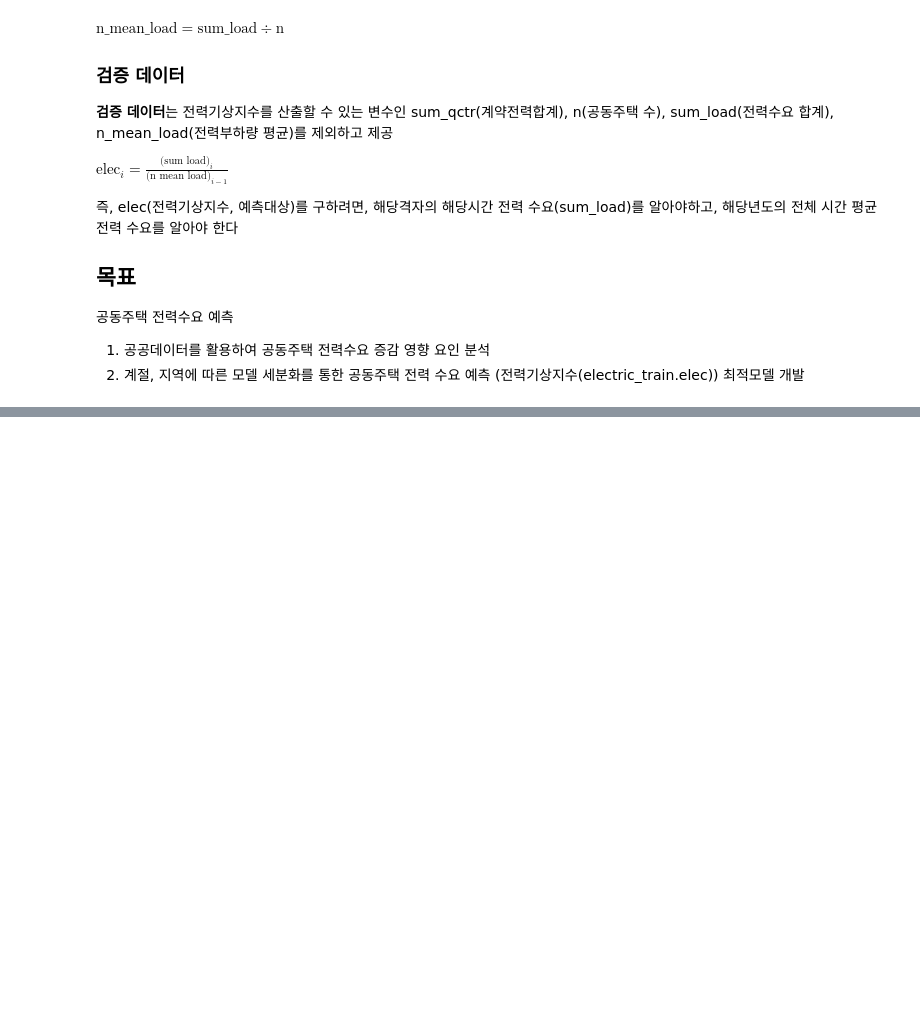
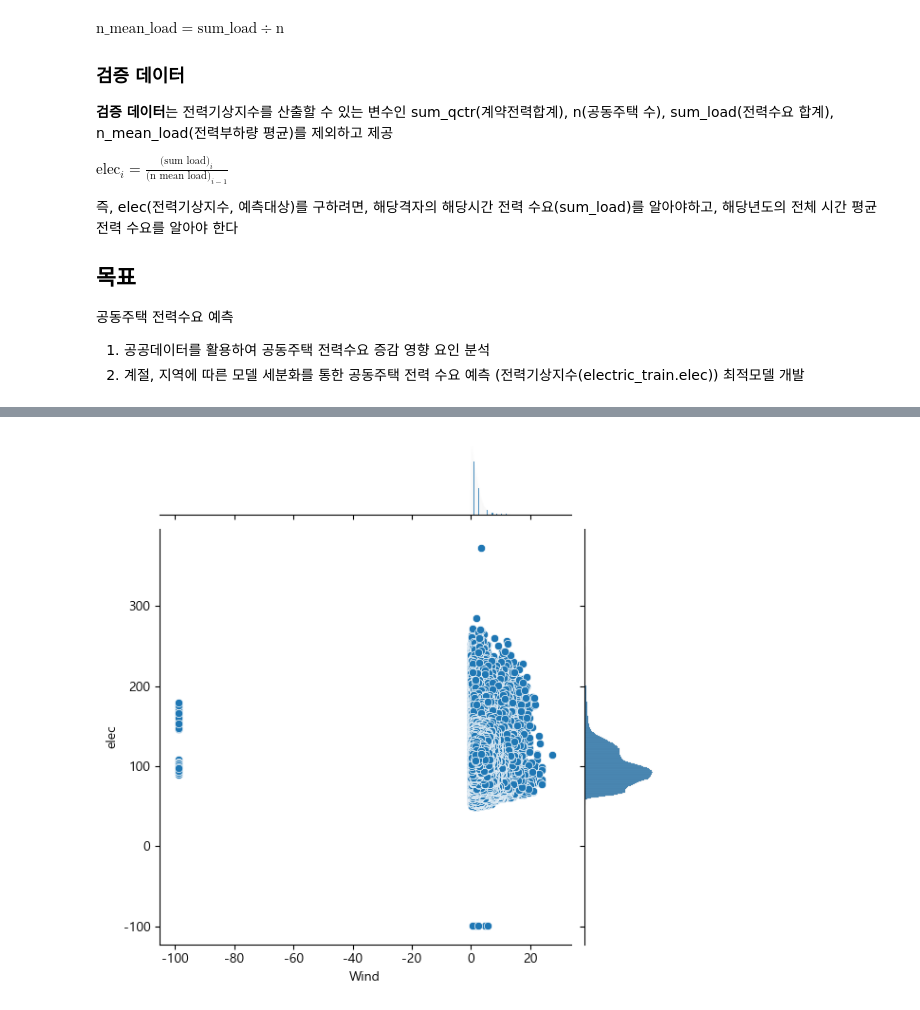
Before and after one commit to khw11044/contest, a Jupyter notebook: 1.data_analysis_1.ipynb, the cells around one changed output, grey strips where cells are left out. Cells and saved outputs as stored; diff of their text form; code cells hidden in the pictures; blank space fills up the shorter version.

```diff
--- a/1.data_analysis_1.ipynb
+++ b/1.data_analysis_1.ipynb
@@ -172,0 +254,7 @@ val_Y = df_val[target]
+# %%
+# 풍속별 elec에서 풍속 이상치 발견
+graph = sns.jointplot(x=df_train['nph_ws_10m'], y=df_train['elec'], kind='scatter')
+graph.set_axis_labels(xlabel='Wind', ylabel='elec')
+plt.show()
+# %% [output]
+[figure, added]
```
Also changed, not shown: parts of 32 cells of this notebook, 10 other files.
